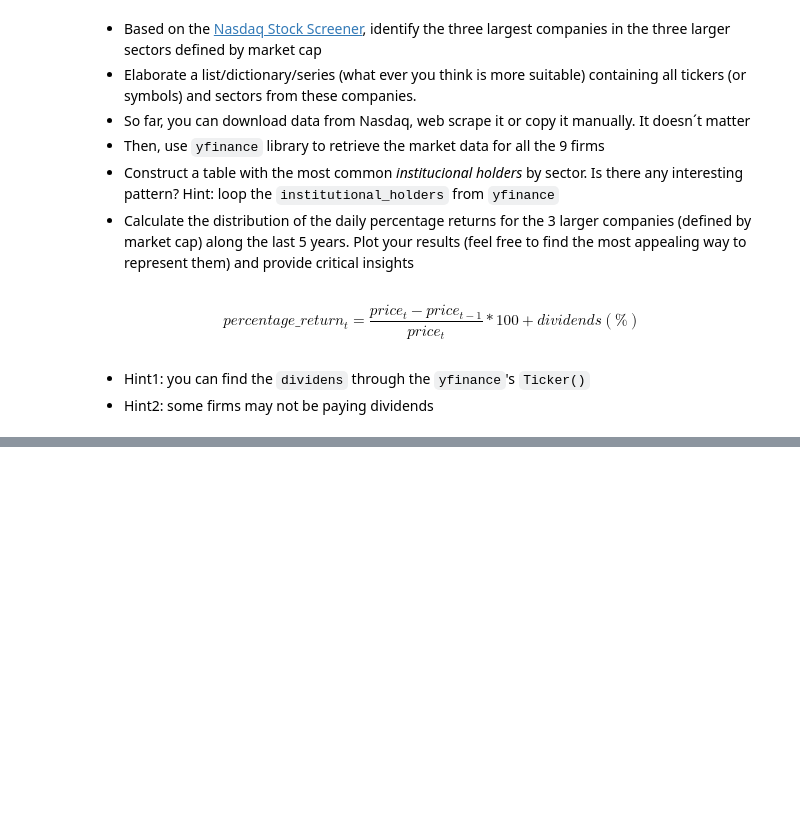
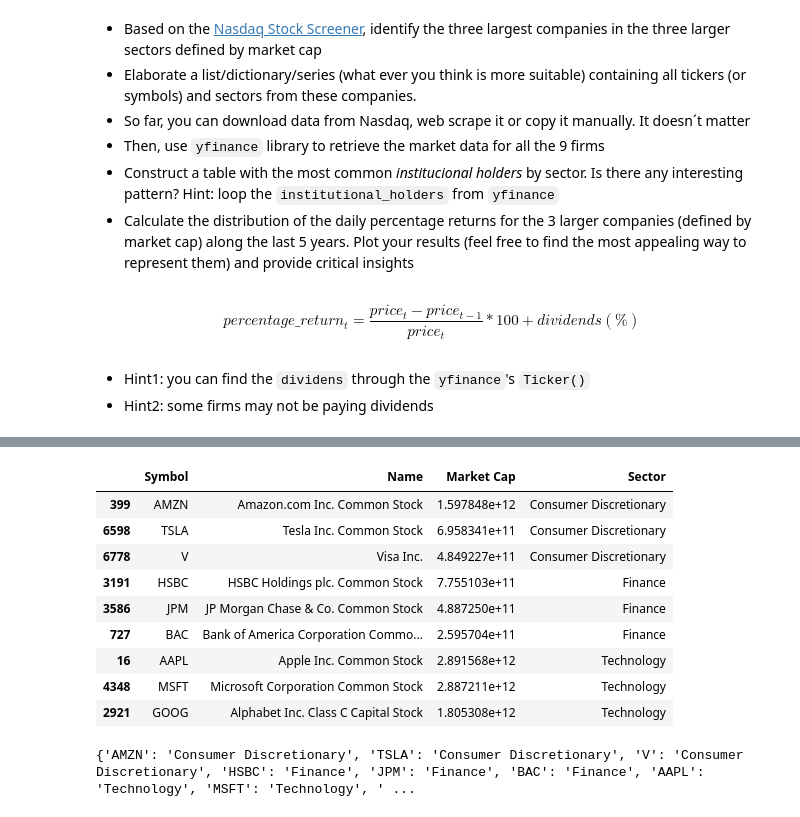
Before and after one commit to qlab-intro-python/tarea-4-team-canales-torres, a Jupyter notebook: tarea_4_plantilla.ipynb, the cells around one changed output, grey strips where cells are left out. Saved outputs shown, nothing was run; the diff lists cells and outputs as text; code cells hidden in the pictures; blank space fills up the shorter version.

```diff
--- a/tarea_4_plantilla.ipynb
+++ b/tarea_4_plantilla.ipynb
@@ -330,0 +379,29 @@ $$
+# %%
+# Filtra el DataFrame para incluir solo los sectores Technology, Consumer Discretionary y Finance
+sectores_interes = ['Technology', 'Consumer Discretionary', 'Finance']
+dataset_filtrado = dataset[dataset['Sector'].isin(sectores_interes)]
+
+# Agrupa por Sector y selecciona las tres empresas con el mayor Market Cap
+top3_empresas_por_sector = dataset_filtrado.groupby('Sector', group_keys=False).apply(lambda x: x.nlargest(3, 'Market Cap'))
+
+# Imprime el resultado con Symbol, Name y Market Cap
+top3_empresas_por_sector[['Symbol', 'Name', 'Market Cap', 'Sector']]
+# %% [output]
+|  | Symbol | Name | Market Cap | Sector |
+| 399 | AMZN | Amazon.com Inc. Common Stock | 1.597848e+12 | Consumer Discretionary |
+| 6598 | TSLA | Tesla Inc. Common Stock | 6.958341e+11 | Consumer Discretionary |
+| 6778 | V | Visa Inc. | 4.849227e+11 | Consumer Discretionary |
+| 3191 | HSBC | HSBC Holdings plc. Common Stock | 7.755103e+11 | Finance |
+| 3586 | JPM | JP Morgan Chase & Co. Common Stock | 4.887250e+11 | Finance |
+| 727 | BAC | Bank of America Corporation Commo... | 2.595704e+11 | Finance |
+| 16 | AAPL | Apple Inc. Common Stock | 2.891568e+12 | Technology |
+| 4348 | MSFT | Microsoft Corporation Common Stock | 2.887211e+12 | Technology |
+| 2921 | GOOG | Alphabet Inc. Class C Capital Stock | 1.805308e+12 | Technology |
+# %%
+# Crear un diccionario con los símbolos y sectores
+ticker_sector_dict = top3_empresas_por_sector.set_index('Symbol')['Sector'].to_dict()
+
+# Imprimir el diccionario
+print(ticker_sector_dict)
+# %% [output]
+{'AMZN': 'Consumer Discretionary', 'TSLA': 'Consumer Discretionary', 'V': 'Consumer Discretionary', 'HSBC': 'Finance', 'JPM': 'Finance', 'BAC': 'Finance', 'AAPL': 'Technology', 'MSFT': 'Technology', ' ...
```
Also changed, not shown: parts of 6 cells of this notebook.
